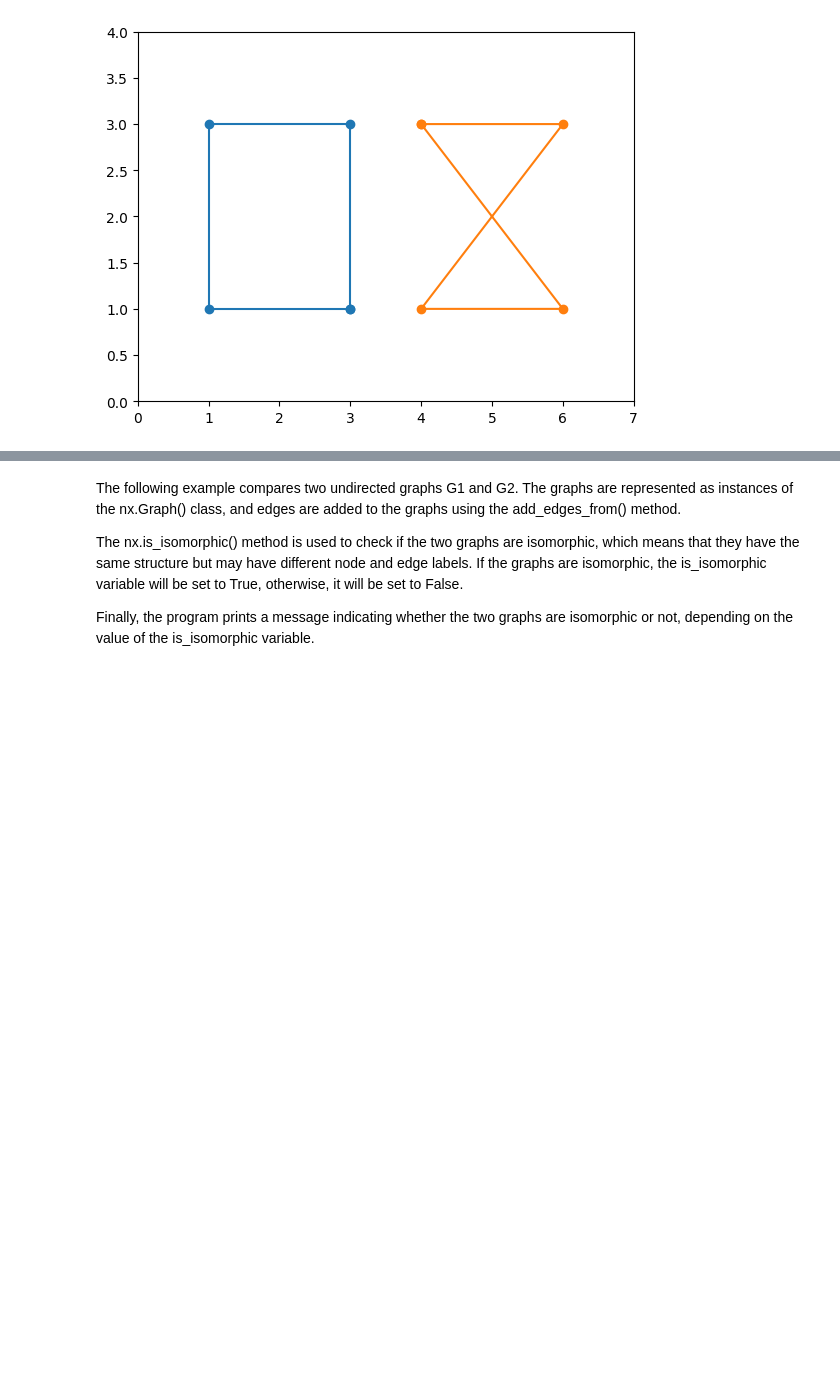
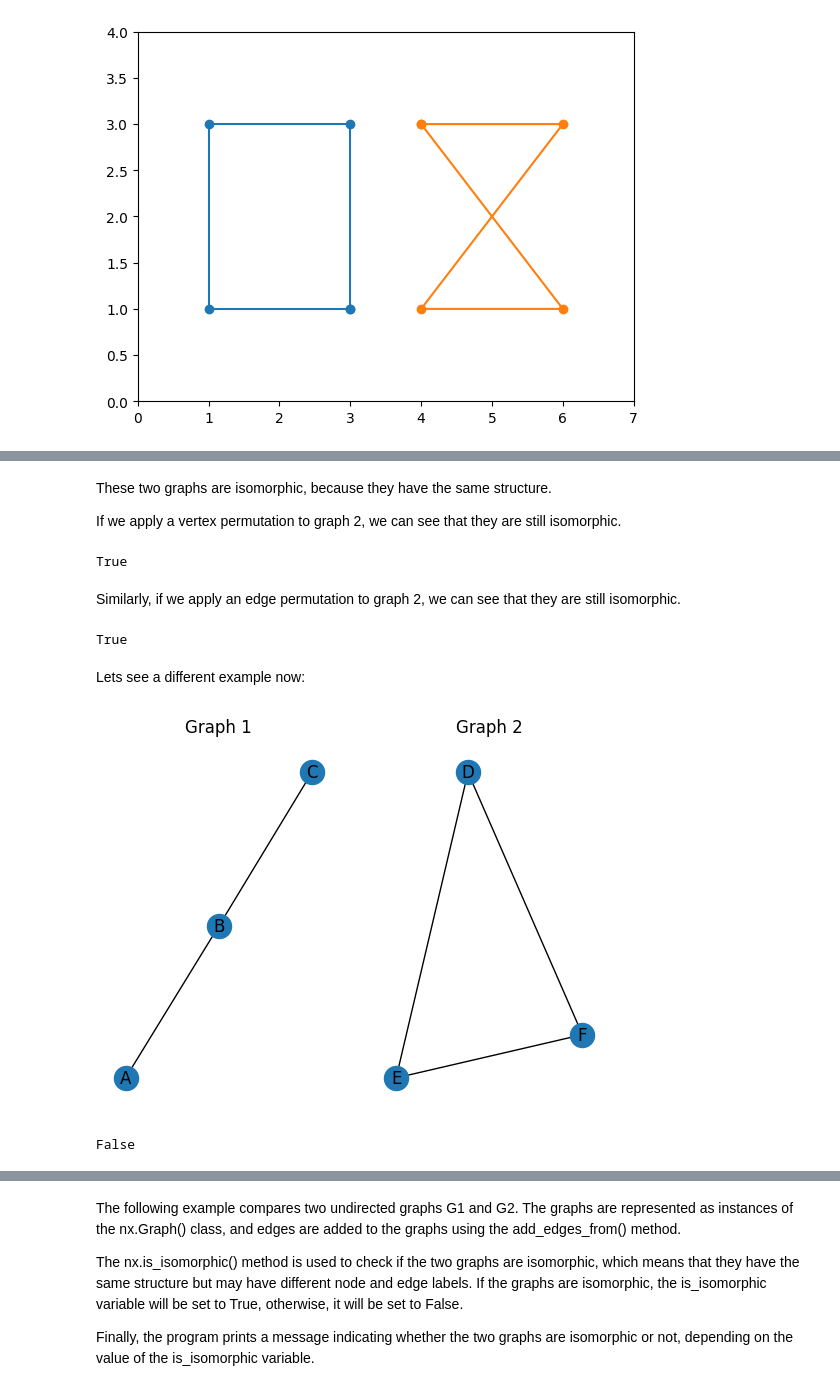
Before and after one commit to PieroniJV/graph_isomorphism_project, a Jupyter notebook: graph_isomorphism.ipynb, the cells around one changed output, grey strips where cells are left out. Saved outputs shown, nothing was run; the diff lists cells and outputs as text; code cells hidden in the pictures; blank space fills up the shorter version.

```diff
--- a/graph_isomorphism.ipynb
+++ b/graph_isomorphism.ipynb
@@ -97,0 +152,58 @@ plt.show()
+# %% [markdown]
+These two graphs are isomorphic, because they have the same structure.
+
+If we apply a vertex permutation to graph 2, we can see that they are still isomorphic.
+# %%
+v_perm = {'D': 'A', 'E': 'B', 'F': 'C'}
+
+# Apply the vertex permutation to Graph 2
+G2_perm = nx.relabel_nodes(G2, v_perm)
+
+# Check if the graphs are isomorphic after the vertex permutation
+print(nx.is_isomorphic(G1, G2_perm))
+# %% [output]
+True
+# %% [markdown]
+Similarly, if we apply an edge permutation to graph 2, we can see that they are still isomorphic.
+# %%
+# Define the edge permutation
+e_perm = {('D', 'E'): ('A', 'B'), ('E', 'F'): ('B', 'C'), ('F', 'D'): ('C', 'A')}
+
+# Apply the edge permutation to Graph 2
+G2_perm = nx.relabel_nodes(G2, {'D': 'A', 'E': 'B', 'F': 'C'})
+G2_perm = nx.relabel_nodes(G2_perm, e_perm)
+
+# Check if the graphs are isomorphic after the edge permutation
+print(nx.is_isomorphic(G1, G2_perm))
+# %% [output]
+True
+# %% [markdown]
+Lets see a different example now:
+# %%
+# Define Graph 1
+G3 = nx.Graph()
+G3.add_nodes_from(['A', 'B', 'C'])
+G3.add_edges_from([('A', 'B'), ('B', 'C')])
+
+# Define Graph 2
+G4 = nx.Graph()
+G4.add_nodes_from(['D', 'E', 'F'])
+G4.add_edges_from([('D', 'E'), ('E', 'F'), ('F', 'D'), ('D', 'F')])
+
+# Draw Graph 1
+plt.subplot(121)
+nx.draw(G3, with_labels=True)
+plt.title('Graph 1')
+
+# Draw Graph 2
+plt.subplot(122)
+nx.draw(G4, with_labels=True)
+plt.title('Graph 2')
+
+plt.show()
+
+# Check if the graphs are isomorphic
+print(nx.is_isomorphic(G3, G4))
+# %% [output]
+[figure, added]
+False
```
Also changed, not shown: parts of 24 cells of this notebook, 1 other file.
